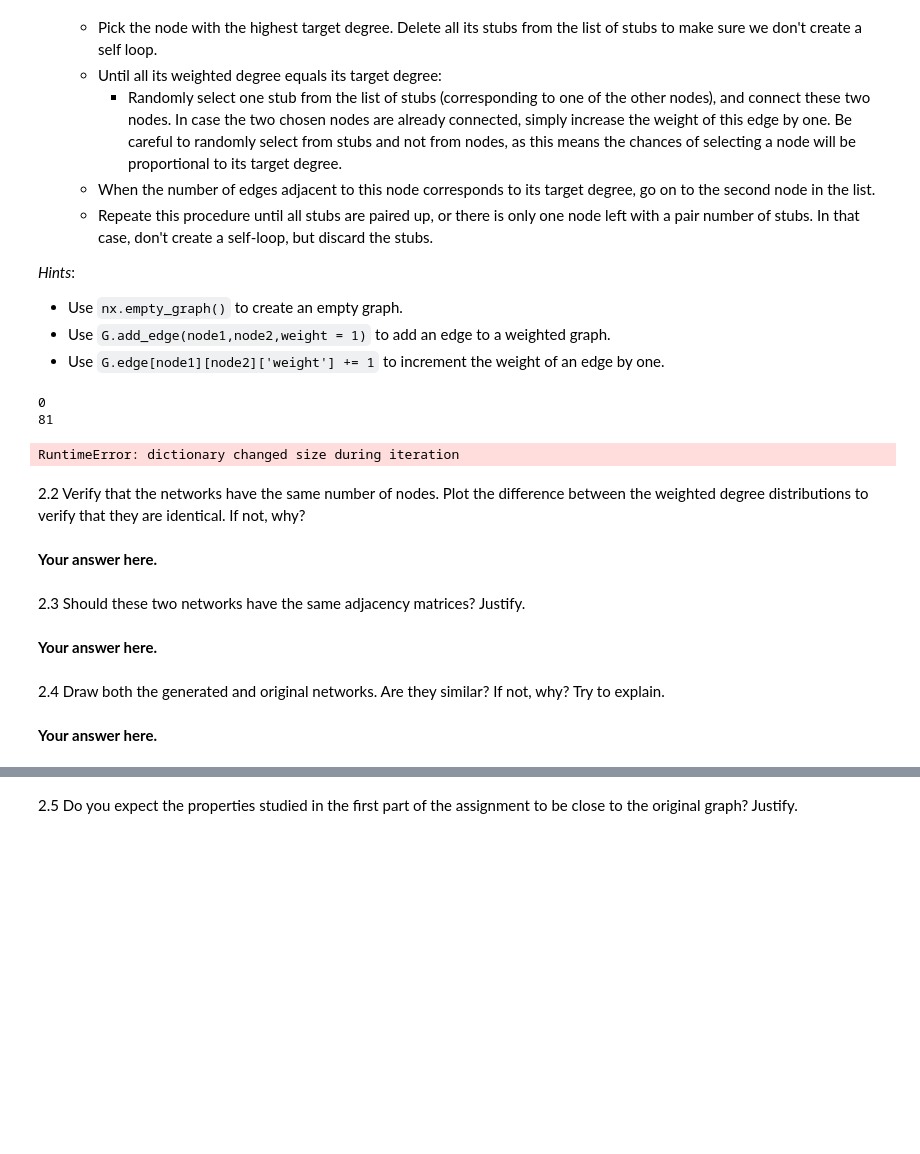
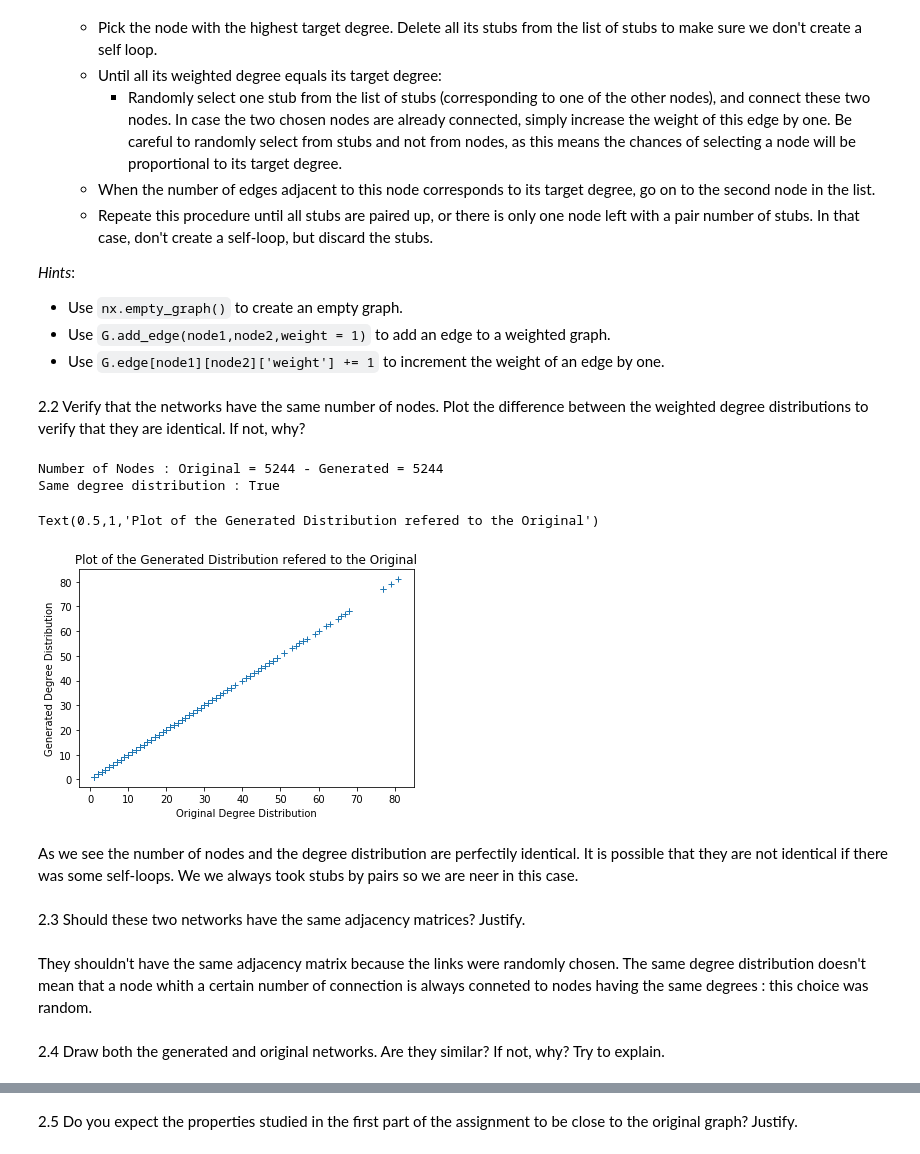
Before and after one commit to adrianlwn/ntds_2017, a Jupyter notebook: assignments/02_network_models.ipynb, the cells around one changed output, grey strips where cells are left out. Saved outputs shown, nothing was run; the diff lists cells and outputs as text; code cells hidden in the pictures; blank space fills up the shorter version.

Commit message:
Finished the HW02, still have to check with others if they have the same results + see the answer for the cluster

```diff
--- a/assignments/02_network_models.ipynb
+++ b/assignments/02_network_models.ipynb
@@ -158,13 +125,27 @@ def greedy_configuration(degree_distribution):
-# %%
-remaining_link = dict(zip(range(len(degree_distribution)), degree_distribution))
-for i,deg in remaining_link.items():
-    print(i)
-    print(deg)
-    remaining_link.pop(2*i)
-# %% [output]
-0
-81
-RuntimeError: dictionary changed size during iteration
+# %%
+def greedy_configuration(degree_distribution):
+    G = nx.empty_graph()
+    stubs = [i for i in range(len(degree_distribution)) for n in range(degree_distribution[i])]
+
+    for i in range(len(degree_distribution)):
+        # removing actual stubs from i to avoid self loops :
+        stubs_available = 0
+        while stubs[0] == i :
+            stubs_available += 1
+            stubs.remove(i)
+
+        # random choice in all the stubs
+        for n in range(stubs_available):
+
+            j = random.choice(stubs)
+            if G.has_edge(i,j):
+                G.edges[i,j]['weight'] += 1
+            else :
+                G.add_edge(i,j,weight = 1)
+
+            stubs.remove(j)
+            if stubs == [] :
+                return G
 # %%
 degree_distribution=sorted(dict(nx.degree(G)).values(),reverse=True) # degree distribution sorted from highest to lowest
 gc = greedy_configuration(degree_distribution)
@@ -176,8 +154,23 @@ degree_sequence_gc=sorted(nx.degree(gc, weight = 'weight').values(),reverse=True
-# %% [markdown]
-**Your answer here.**
+# %%
+degree_sequence_gc=sorted(dict(nx.degree(gc, weight = 'weight')).values(),reverse=True) #weighted degree distribution
+
+# let us verify that the node number and degree sequence is the same for our generated network
+print('Number of Nodes : Original = ' + str(len(G.nodes)) + ' - Generated = ' + str(len(gc.nodes)))
+print('Same degree distribution : ' + str(degree_sequence_gc == degree_distribution))
+plt.plot(degree_distribution,degree_sequence_gc,'+')
+plt.xlabel('Original Degree Distribution')
+plt.ylabel('Generated Degree Distribution')
+plt.title('Plot of the Generated Distribution refered to the Original')
+# %% [output]
+Number of Nodes : Original = 5244 - Generated = 5244
+Same degree distribution : True
+Text(0.5,1,'Plot of the Generated Distribution refered to the Original')
+[figure, added]
+# %% [markdown]
+As we see the number of nodes and the degree distribution are perfectily identical. It is possible that they are not identical if there was some self-loops. We we always took stubs by pairs so we are neer in this case.
 # %% [markdown]
 2.3 Should these two networks have the same adjacency matrices? Justify.
-# %% [markdown]
-**Your answer here.**
+# %% [markdown]
+They shouldn't have the same adjacency matrix because the links were randomly chosen. The same degree distribution doesn't mean that a node whith a certain number of connection is always conneted to nodes having the same degrees : this choice was random.
 # %% [markdown]
 2.4 Draw both the generated and original networks. Are they similar? If not, why? Try to explain.
@@ -186,2 +176,0 @@ degree_sequence_gc=sorted(nx.degree(gc, weight = 'weight').values(),reverse=True
-# %% [markdown]
-**Your answer here.**
```
Also changed, not shown: parts of 17 cells of this notebook.
